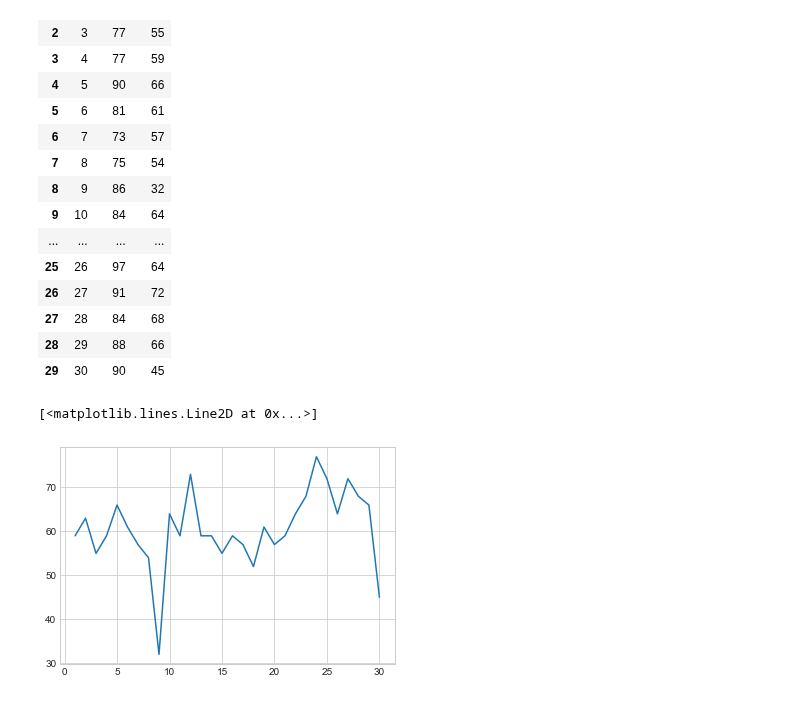
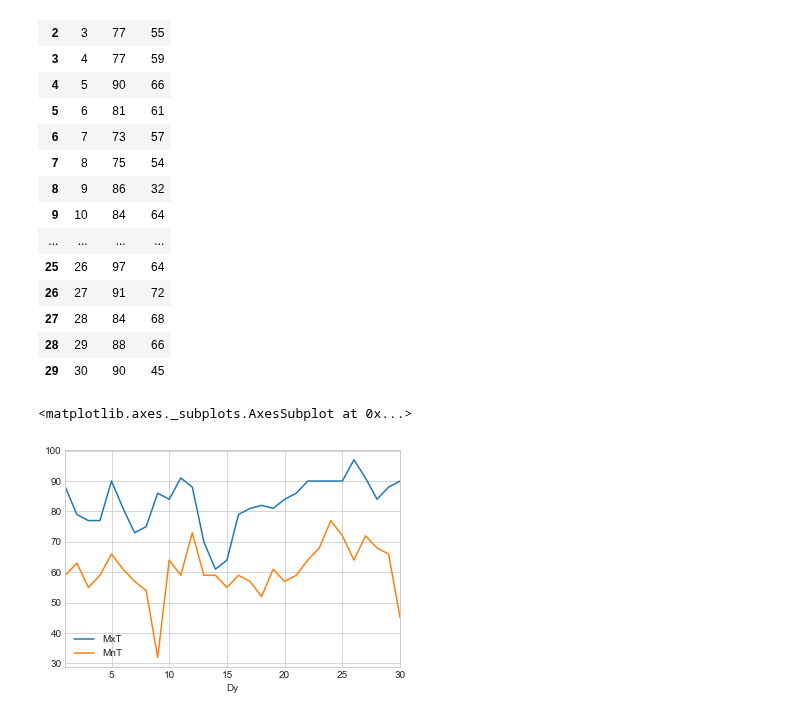
Before and after one commit to tahentx/pv_workbook, a Jupyter notebook: eda/kata_datamungin.ipynb, the cells around one changed output. Cells and saved outputs as stored; diff of their text form; code cells hidden in the pictures.

```diff
--- a/eda/kata_datamungin.ipynb
+++ b/eda/kata_datamungin.ipynb
@@ -172,8 +172,8 @@ df6.reset_index()
 | 27 | 28 | 84 | 68 |
 | 28 | 29 | 88 | 66 |
 | 29 | 30 | 90 | 45 |
-# %%
-plt.plot(b)
-# %% [output]
-[<matplotlib.lines.Line2D at 0x...>]
-[figure, removed]
+# %%
+df6.plot()
+# %% [output]
+<matplotlib.axes._subplots.AxesSubplot at 0x...>
+[figure, added]
```
Also changed, not shown: parts of 3 cells of this notebook.
